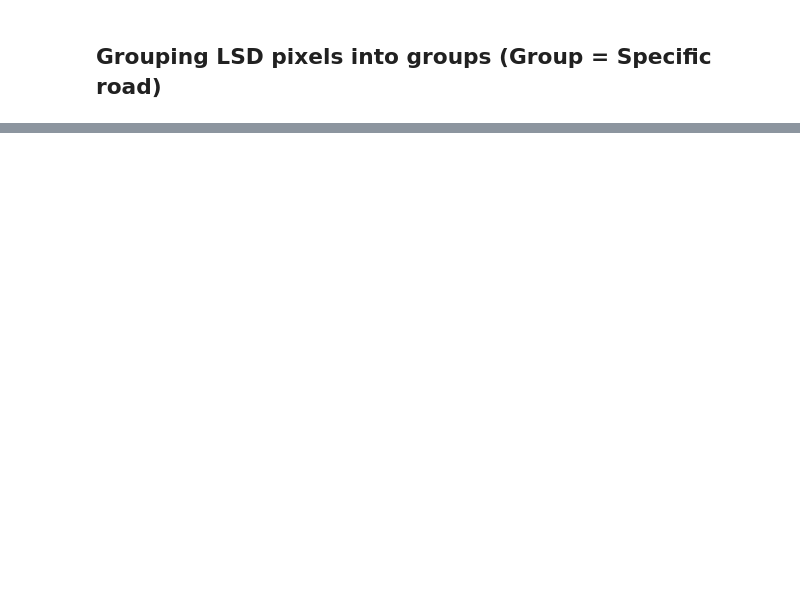
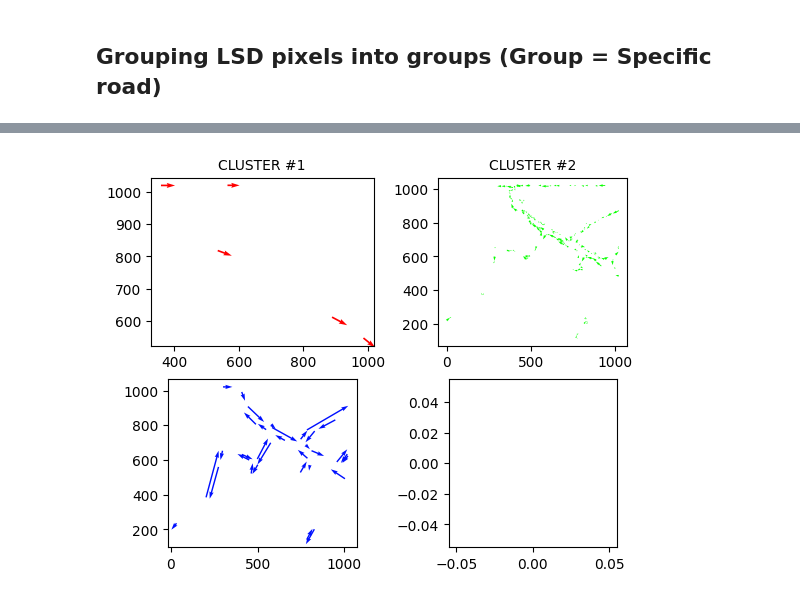
Before and after one commit to horsada/Spatial_Finance_Transport, a Jupyter notebook: roadCharacteristics/roadCharacteristics.ipynb, the cells around one changed output, grey strips where cells are left out. Cells and saved outputs as stored; diff of their text form; code cells hidden in the pictures; blank space fills up the shorter version.

Commit message:
Added LSD clusters with plotting to roadCharacterstics.ipynb. Updated other notebooks

```diff
--- a/roadCharacteristics/roadCharacteristics.ipynb
+++ b/roadCharacteristics/roadCharacteristics.ipynb
@@ -43,2 +48,5 @@ plt.imshow(drawn_img)
 # %% [markdown]
 ## Grouping LSD pixels into groups (Group = Specific road)
+# %%
+lines = lines.squeeze(1)
+print(lines.shape)
@@ -44,0 +139,24 @@ plt.imshow(drawn_img)
+# %%
+nrows = num_clusters//2 if num_clusters%2==0 else num_clusters//2 + 1
+fig,axes = plt.subplots(nrows=nrows, ncols=2)
+axes = [y for row in axes for y in row]
+for k,ax in enumerate(axes):
+
+    ax.set_aspect('equal', adjustable='box')
+    if k+1 <num_clusters:
+        ax.set_title(f"CLUSTER #{k+1}", fontsize=10)
+    this_df = df[df.CLUSTER==k]
+    #print("this_df.A: {}".format(this_df.A))
+    #print("this_df.B: {}".format(this_df.B))
+    ax.quiver(
+        this_df.A, #X
+        this_df.B, #Y
+        (this_df.C-this_df.A), #X component of vector
+        (this_df.D-this_df.B), #Y component of vector
+        angles = 'xy',
+        scale_units = 'xy',
+        scale = 1,
+        color=this_df.COLOR
+        )
+# %% [output]
+[figure, added]
```
Also changed, not shown: parts of 6 cells of this notebook, 3 other files.
